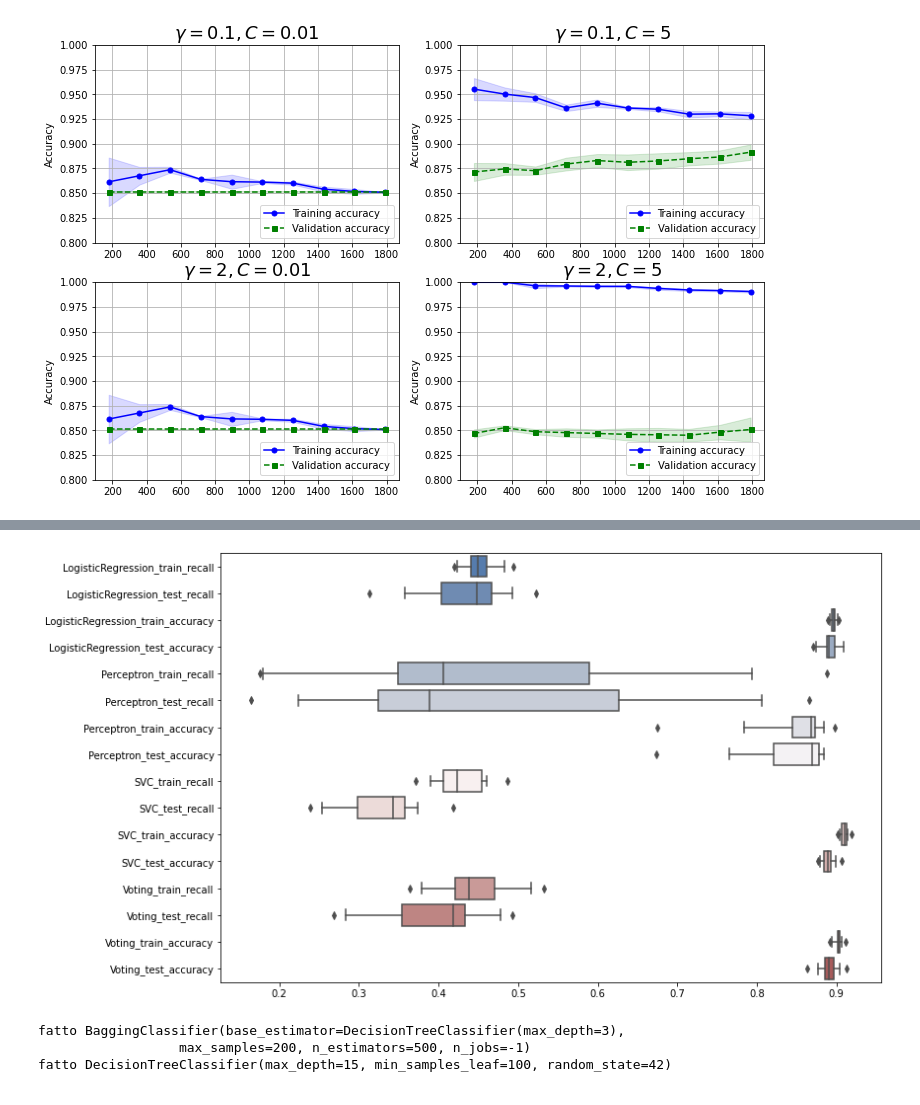
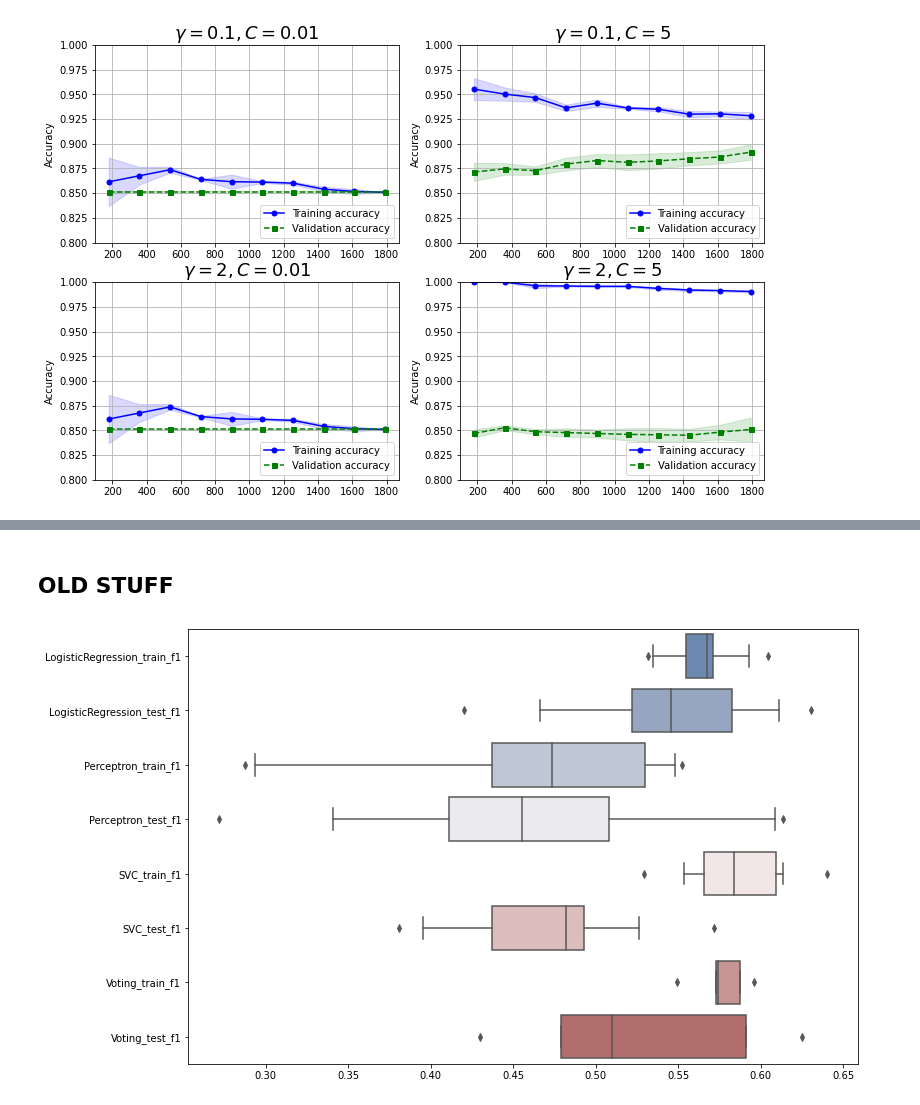
Before and after one commit to remarcoble/ML-marketing-campaign, a Jupyter notebook: main.ipynb, the cells around one changed output, grey strips where cells are left out. Drawn from its saved outputs; the diff is of its cells as text; code cells hidden in the pictures.

```diff
--- a/main.ipynb
+++ b/main.ipynb
@@ -522,3 +205,18 @@ fatto 2,5
+# %%
+gamma1, gamma2 = 0.1, 2
+C1, C2 = 0.01, 5
+hyperparams = (gamma1, C1), (gamma1, C2), (gamma2, C1), (gamma2, C2)
+
+train_sizes, train_means, test_means, test_stds, train_stds, SVC_predictions = [],[],[],[],[],[]
+for gamma, C in hyperparams:
+    svc_cls = SVC(kernel="rbf", gamma = gamma, C = C)
+    svc_prediction = cross_val_predict(svc_cls, X_train, y_train, cv = skf)
+    train_size, train_scores, test_scores = learning_curve(svc_cls, X=feature_matrix, y=dataset_label, train_sizes=np.linspace(0.1,1.0,10), cv=skf, n_jobs=-1)
+    train_means.append(np.mean(train_scores, axis=1))
+    train_stds.append(np.std(train_scores, axis=1))
+    test_means.append(np.mean(test_scores, axis=1))
+    test_stds.append(np.std(test_scores, axis=1))
+    train_sizes.append(train_size)
 # %%
 fig= plt.figure(figsize=(12, 8))
 for i in range(4):
@@ -549,0 +246,4 @@ for i in range(4):
+# %%
+svc_cls = SVC(kernel="rbf", gamma = 0.1, C = 2)
+svc_prediction = cross_val_predict(svc_cls, X_train, y_train, cv = skf)
+train_size, train_scores, test_scores = learning_curve(svc_cls, X=feature_matrix, y=dataset_label, train_sizes=np.linspace(0.1,1.0,10), cv=skf, n_jobs=-1)
@@ -550,16 +258,11 @@ for i in range(4):
 # %%
-min_leaf = [5, 10, 100, 200, 350]
+min_leaf = [20, 30, 40, 50, 100]
 
 train_sizes, train_means, test_means, test_stds, train_stds = [],[],[],[],[]
 for mlf in min_leaf:
-    dt_mlf = DecisionTreeClassifier(min_samples_leaf=mlf, random_state=42, max_depth=15)
-    train_size, train_scores, test_scores = learning_curve(dt_mlf,
-                                                       X=feature_matrix,
-                                                       y=dataset_label,
-                                                       train_sizes=np.linspace(0.1,1.0,10),
-                                                       cv=10,
-                                                       n_jobs=-1)
-    print('fatto {}'.format(mlf))
+    dt_clf = DecisionTreeClassifier(min_samples_leaf=mlf, random_state=42, max_depth=15)
+    dt_prediction = cross_val_predict(dt_clf, X_train, y_train, cv = skf)
+    train_size, train_scores, test_scores = learning_curve(dt_clf, X=feature_matrix, y=dataset_label, train_sizes=np.linspace(0.1,1.0,10), cv=skf, n_jobs=-1)
     train_means.append(np.mean(train_scores, axis=1))
     train_stds.append(np.std(train_scores, axis=1))
     test_means.append(np.mean(test_scores, axis=1))
@@ -602,3 +384,5 @@ for i in range(5):
+# %% [markdown]
+## OLD STUFF
 # %%
 def visualize_ensemble_performance(ax, X, y, scores, scoring):
     data_score = []
@@ -630,7 +414,7 @@ voting_clf = VotingClassifier(
     voting='hard')
 # %%
 scores = cross_validate(voting_clf, feature_matrix, dataset_label,
-                        cv = StratifiedShuffleSplit(n_splits=20, test_size=0.2, random_state=42),
+                        cv = skf,
                         return_estimator = True,
                         return_train_score= True,
                         scoring = ['recall','accuracy','f1'],
@@ -638,6 +422,6 @@ scores = cross_validate(voting_clf, feature_matrix, dataset_label,
 # %%
 fig = plt.figure(figsize=(12,8))
 ax = fig.add_subplot()
-visualize_ensemble_performance(ax, feature_matrix, dataset_label, scores, ['recall','accuracy'])
+visualize_ensemble_performance(ax, feature_matrix, dataset_label, scores, ['f1'])
 # %% [output]
-[figure, old version]
+[figure, new version]
@@ -647,19 +427,0 @@ dt_clf = DecisionTreeClassifier(min_samples_leaf=100, random_state=42, max_depth
-# %%
-train_sizes, train_means, test_means, test_stds, train_stds = [],[],[],[],[]
-for clf in [bag_clf, dt_clf]:
-    train_size, train_scores, test_scores = learning_curve(clf,
-                                                       X=feature_matrix,
-                                                       y=dataset_label,
-                                                       train_sizes=np.linspace(0.1,1.0,10),
-                                                       cv=StratifiedShuffleSplit(n_splits=10, test_size=0.2, random_state=42),
-                                                       n_jobs=-1)
-    print('fatto {}'.format(clf))
-    train_means.append(np.mean(train_scores, axis=1))
-    train_stds.append(np.std(train_scores, axis=1))
-    test_means.append(np.mean(test_scores, axis=1))
-    test_stds.append(np.std(test_scores, axis=1))
-    train_sizes.append(train_size)
-# %% [output]
-fatto BaggingClassifier(base_estimator=DecisionTreeClassifier(max_depth=3),
-                  max_samples=200, n_estimators=500, n_jobs=-1)
-fatto DecisionTreeClassifier(max_depth=15, min_samples_leaf=100, random_state=42)
```
Also changed, not shown: parts of 106 cells of this notebook, 1 other file.
